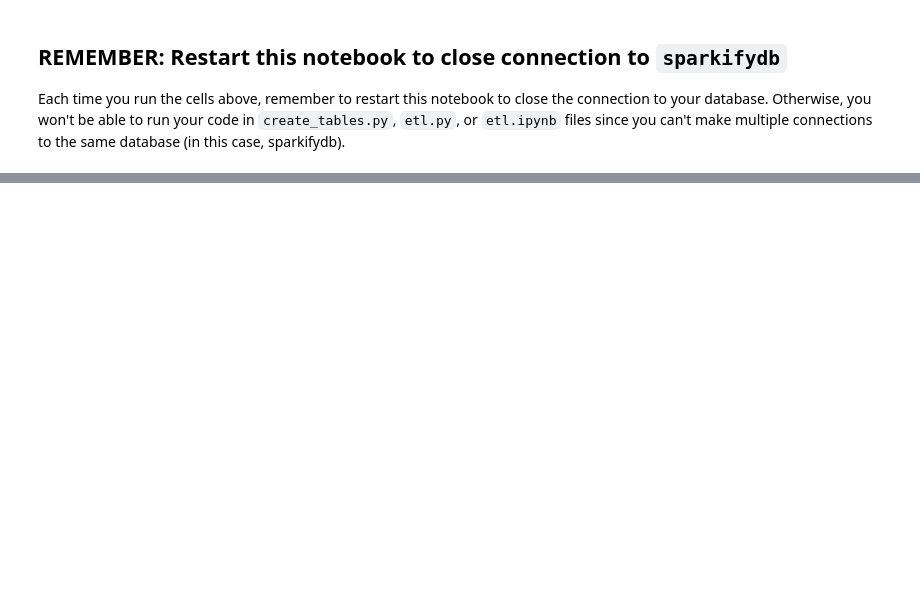
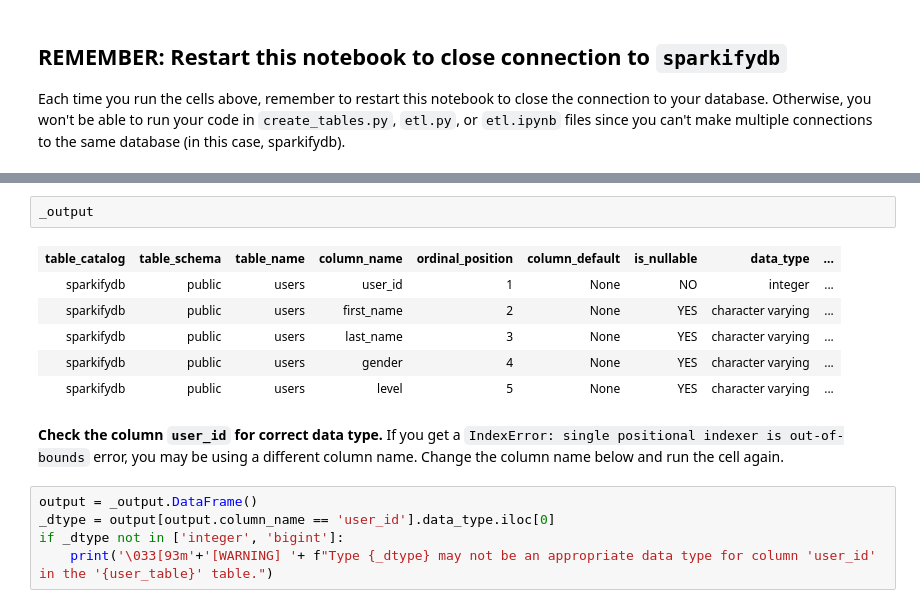
Before and after one commit to cookie2voice/DE-Project-Data-Modeling, a Jupyter notebook: test.ipynb, the cells around one changed output, grey strips where cells are left out. Drawn from its saved outputs; the diff is of its cells as text; blank space fills up the shorter version.

```diff
--- a/test.ipynb
+++ b/test.ipynb
@@ -62,0 +184,17 @@ Each time you run the cells above, remember to restart this notebook to close th
+# %%
+_output
+# %% [output]
+| table_catalog | table_schema | table_name | column_name | ordinal_position | column_default | is_nullable | data_type | ... |
+| sparkifydb | public | users | user_id | 1 | None | NO | integer | ... |
+| sparkifydb | public | users | first_name | 2 | None | YES | character varying | ... |
+| sparkifydb | public | users | last_name | 3 | None | YES | character varying | ... |
+| sparkifydb | public | users | gender | 4 | None | YES | character varying | ... |
+| sparkifydb | public | users | level | 5 | None | YES | character varying | ... |
+# %% [markdown]
+**Check the column `user_id` for correct data type.**
+If you get a `IndexError: single positional indexer is out-of-bounds` error, you may be using a different column name. Change the column name below and run the cell again.
+# %%
+output = _output.DataFrame()
+_dtype = output[output.column_name == 'user_id'].data_type.iloc[0]
+if _dtype not in ['integer', 'bigint']:
+    print('\033[93m'+'[WARNING] '+ f"Type {_dtype} may not be an appropriate data type for column 'user_id' in the '{user_table}' table.")
```
Also changed, not shown: parts of 40 cells of this notebook, 4 other files.
